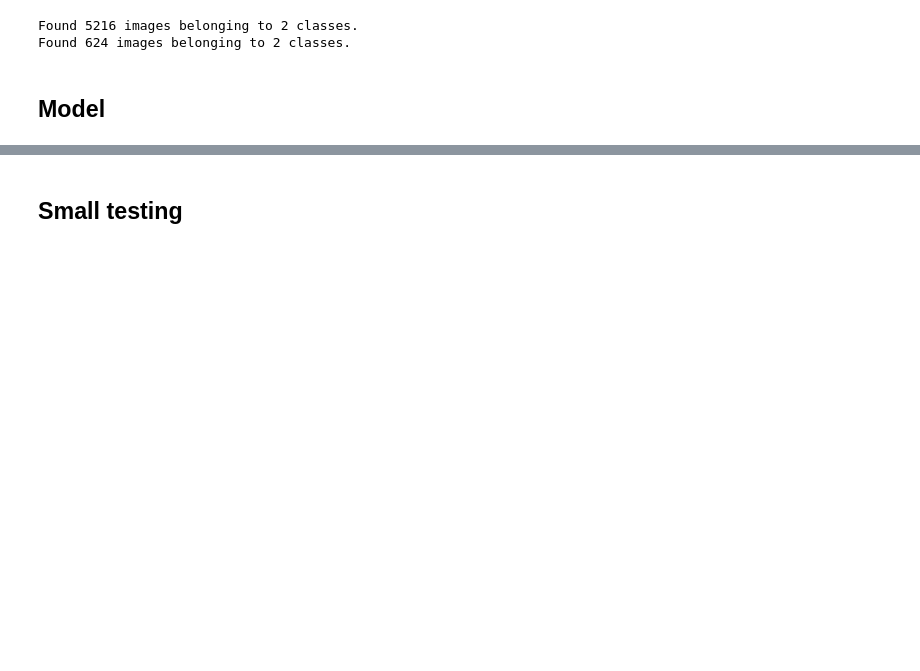
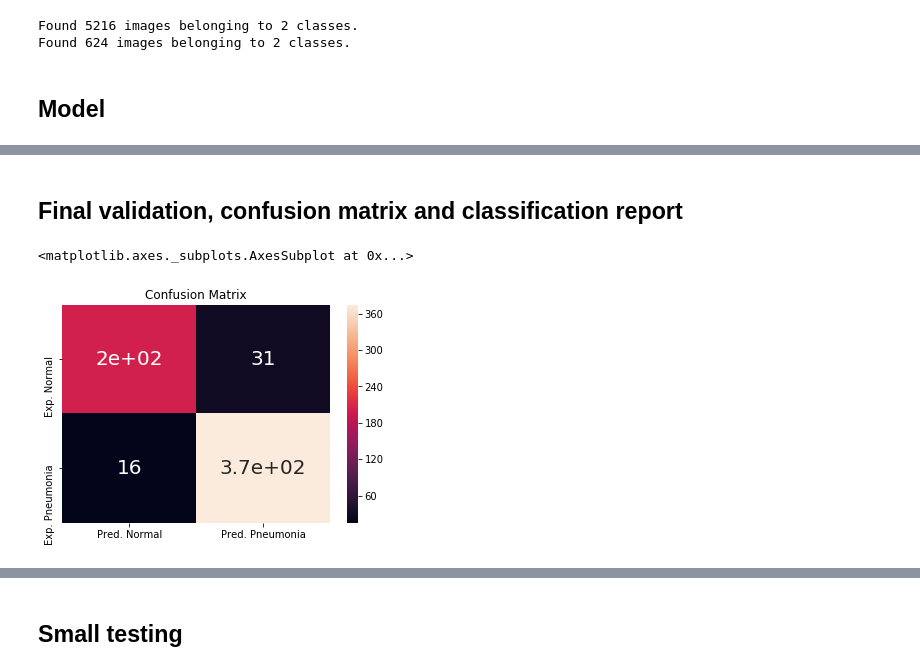
Before and after one commit to AdrianLorenzoDev/xray-pneumonia-detection, a Jupyter notebook: pneumonia.ipynb, the cells around one changed output, grey strips where cells are left out. Drawn from its saved outputs; the diff is of its cells as text; code cells hidden in the pictures; blank space fills up the shorter version.

```diff
--- a/pneumonia.ipynb
+++ b/pneumonia.ipynb
@@ -157,0 +167,20 @@ plt.show()
+# %%
+model.load_weights("./weights.hdf5")
+# %% [markdown]
+## Final validation, confusion matrix and classification report
+# %%
+valResult = model.predict_generator(validationGenerator, validationGenerator.samples // batchSize)
+valProb = valResult.copy()
+valResult[valResult <= 0.5] = 0
+valResult[valResult > 0.5] = 1
+confMatrixdf = pd.DataFrame(
+    confusion_matrix(validationGenerator.classes, valResult),
+    index=["Exp. Normal", "Exp. Pneumonia"],
+    columns=["Pred. Normal", "Pred. Pneumonia"]
+)
+
+plt.title("Confusion Matrix")
+sn.heatmap(confMatrixdf, annot=True, annot_kws={"size" : "20"})
+# %% [output]
+<matplotlib.axes._subplots.AxesSubplot at 0x...>
+[figure, added]
```
Also changed, not shown: parts of 11 cells of this notebook.
